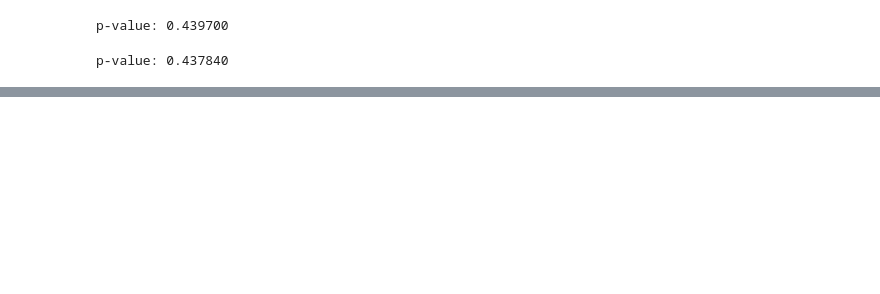
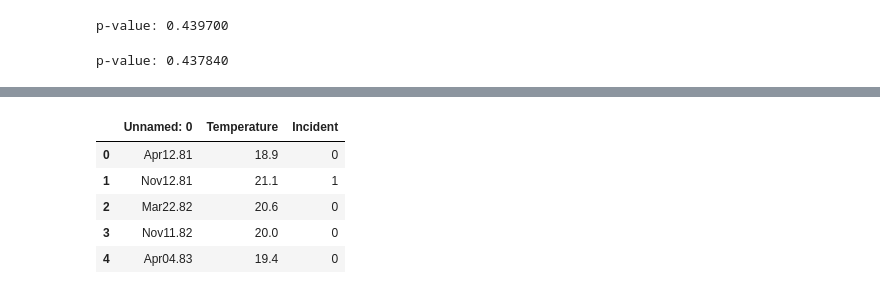
Before and after one commit to Laztrex/basic-statistic, a Jupyter notebook: study/_temp/non_parametric_tests.ipynb, the cells around one changed output, grey strips where cells are left out. Saved outputs shown, nothing was run; the diff lists cells and outputs as text; code cells hidden in the pictures; blank space fills up the shorter version.

```diff
--- a/study/_temp/non_parametric_tests.ipynb
+++ b/study/_temp/non_parametric_tests.ipynb
@@ -491,0 +553,9 @@ p-value: 0.437840
+# %%
+data_challenger.head()
+# %% [output]
+|  | Unnamed: 0 | Temperature | Incident |
+| 0 | Apr12.81 | 18.9 | 0 |
+| 1 | Nov12.81 | 21.1 | 1 |
+| 2 | Mar22.82 | 20.6 | 0 |
+| 3 | Nov11.82 | 20.0 | 0 |
+| 4 | Apr04.83 | 19.4 | 0 |
```
Also changed, not shown: parts of 33 cells of this notebook, 1 other file.
